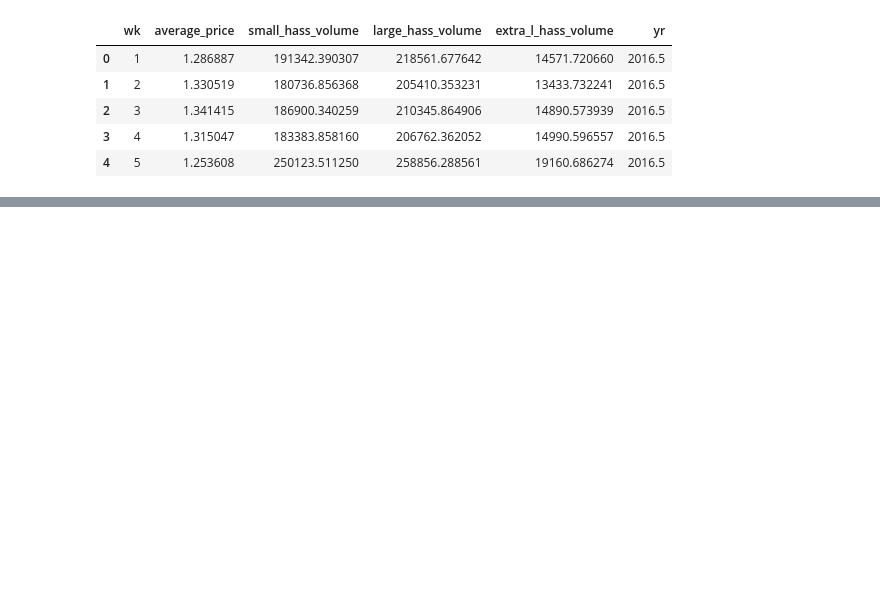
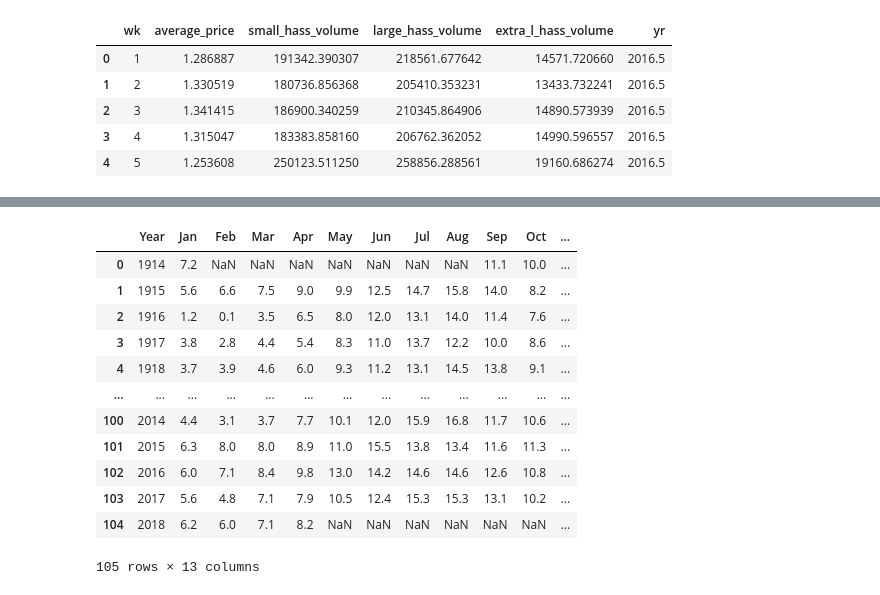
Before and after one commit to aepii/EECS690-DataScience, a Jupyter notebook: projects/project3/src/simental_3.ipynb, the cells around one changed output, grey strips where cells are left out. Cells and saved outputs as stored; diff of their text form; code cells hidden in the pictures; blank space fills up the shorter version.

```diff
--- a/projects/project3/src/simental_3.ipynb
+++ b/projects/project3/src/simental_3.ipynb
@@ -78,0 +167,22 @@ avocado_prices_weekly.head(5)
+# %%
+# Task 2.1
+
+# Load the data
+departure_bay_temperature = pd.read_csv("data/departure_bay_temperature.csv", skiprows=2)
+
+# Display the first few rows of the data frame
+departure_bay_temperature
+# %% [output]
+|  | Year | Jan | Feb | Mar | Apr | May | Jun | Jul | Aug | Sep | Oct | ... |
+| 0 | 1914 | 7.2 | NaN | NaN | NaN | NaN | NaN | NaN | NaN | 11.1 | 10.0 | ... |
+| 1 | 1915 | 5.6 | 6.6 | 7.5 | 9.0 | 9.9 | 12.5 | 14.7 | 15.8 | 14.0 | 8.2 | ... |
+| 2 | 1916 | 1.2 | 0.1 | 3.5 | 6.5 | 8.0 | 12.0 | 13.1 | 14.0 | 11.4 | 7.6 | ... |
+| 3 | 1917 | 3.8 | 2.8 | 4.4 | 5.4 | 8.3 | 11.0 | 13.7 | 12.2 | 10.0 | 8.6 | ... |
+| 4 | 1918 | 3.7 | 3.9 | 4.6 | 6.0 | 9.3 | 11.2 | 13.1 | 14.5 | 13.8 | 9.1 | ... |
+| ... | ... | ... | ... | ... | ... | ... | ... | ... | ... | ... | ... | ... |
+| 100 | 2014 | 4.4 | 3.1 | 3.7 | 7.7 | 10.1 | 12.0 | 15.9 | 16.8 | 11.7 | 10.6 | ... |
+| 101 | 2015 | 6.3 | 8.0 | 8.0 | 8.9 | 11.0 | 15.5 | 13.8 | 13.4 | 11.6 | 11.3 | ... |
+| 102 | 2016 | 6.0 | 7.1 | 8.4 | 9.8 | 13.0 | 14.2 | 14.6 | 14.6 | 12.6 | 10.8 | ... |
+| 103 | 2017 | 5.6 | 4.8 | 7.1 | 7.9 | 10.5 | 12.4 | 15.3 | 15.3 | 13.1 | 10.2 | ... |
+| 104 | 2018 | 6.2 | 6.0 | 7.1 | 8.2 | NaN | NaN | NaN | NaN | NaN | NaN | ... |
+105 rows × 13 columns
```
Also changed, not shown: parts of 10 cells of this notebook, 1 other file.
